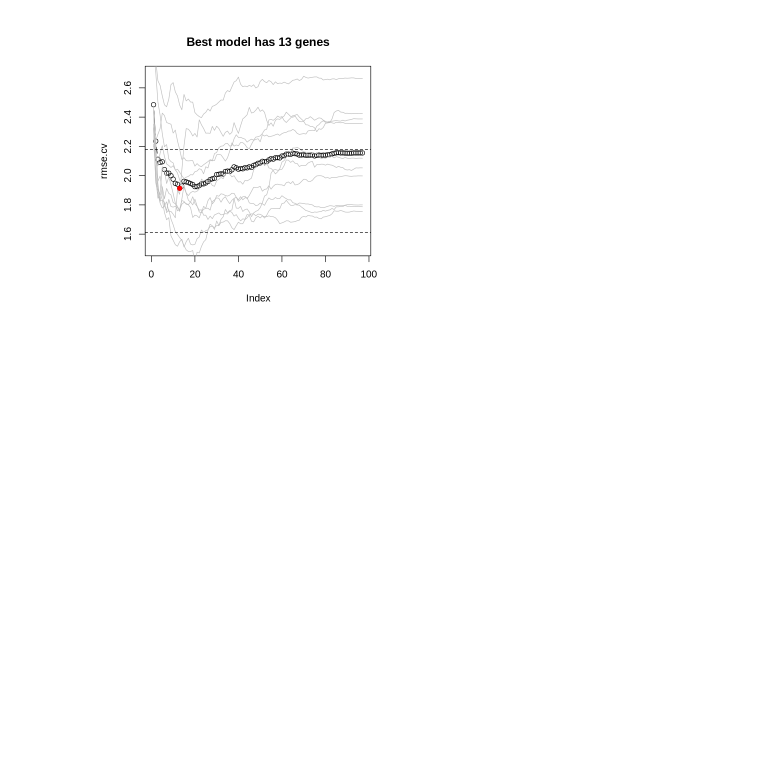
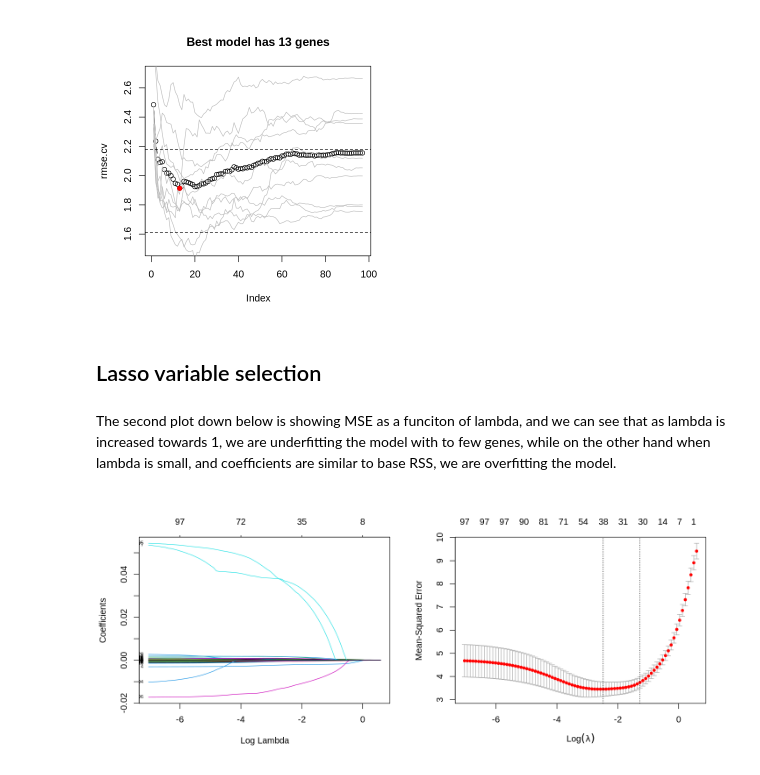
Before and after one commit to Matthew1309/Intuitions, a Jupyter notebook: Statistics/Linear_regression/Model_Selection/Using_real_sc_gene_data.ipynb, the cells around one changed output. Saved outputs shown, nothing was run; the diff lists cells and outputs as text; code cells hidden in the pictures; blank space fills up the shorter version.

Commit message:
Finishes the lasso model selection tutorial and applies to gene data successfully

```diff
--- a/Statistics/Linear_regression/Model_Selection/Using_real_sc_gene_data.ipynb
+++ b/Statistics/Linear_regression/Model_Selection/Using_real_sc_gene_data.ipynb
@@ -271,3 +272,20 @@ print(paste0(names(coef(regsubsets(pseudotime~., data = Chrono, nvmax = nmodel,
 [1] "Within 1 Sd I can see model 10 has a decent performance. I may chose that over the best simply because it is smaller: "
 [1] "Crabp2 Mdh1 Dpysl2 Oxct1 Abcc9 Adprhl1 Chsy1 Cited1 Ndufab1.ps Rps19.ps6"
 [figure]
+# %% [markdown]
+## Lasso variable selection
+# %% [markdown]
+The second plot down below is showing MSE as a funciton of lambda, and we can see that as lambda is increased towards 1, we are underfitting the model with to few genes, while on the other hand when lambda is small, and coefficients are similar to base RSS, we are overfitting the model.
+# %%
+x=model.matrix(pseudotime~.-1, data=Chrono)
+y=Chrono$pseudotime
+
+lasso.fit <- glmnet(x,y)
+lasso.cv <- cv.glmnet(x,y)
+
+par(mfrow = c(1,2))
+options(repr.plot.width = 12, repr.plot.height = 5)
+plot(lasso.fit, xvar='lambda', label=T)
+plot(lasso.cv)
+# %% [output]
+[figure, added]
```
Also changed, not shown: parts of 7 cells of this notebook, 1 other file.
